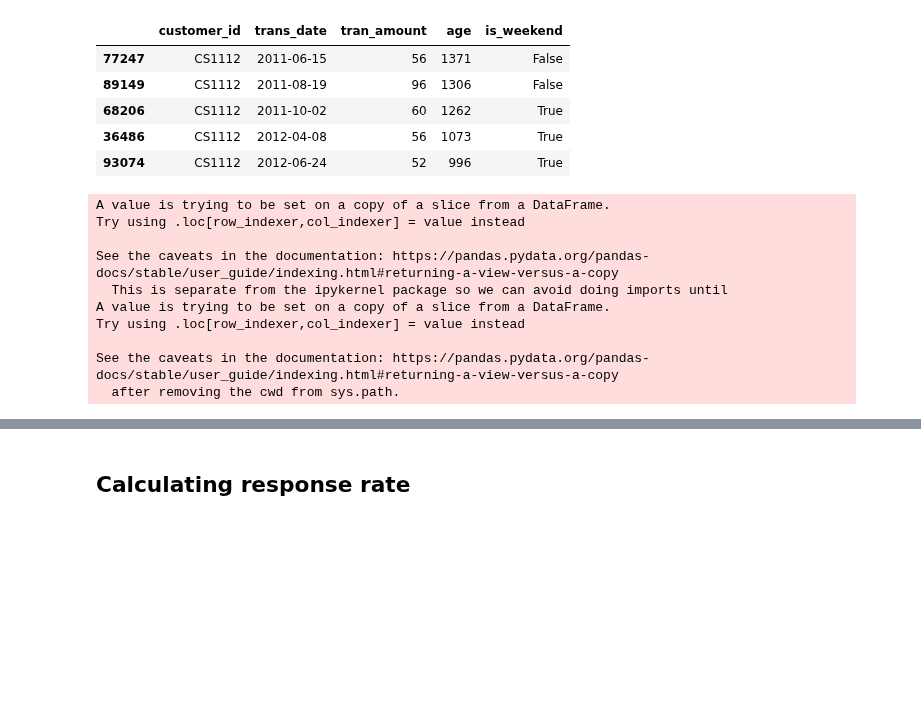
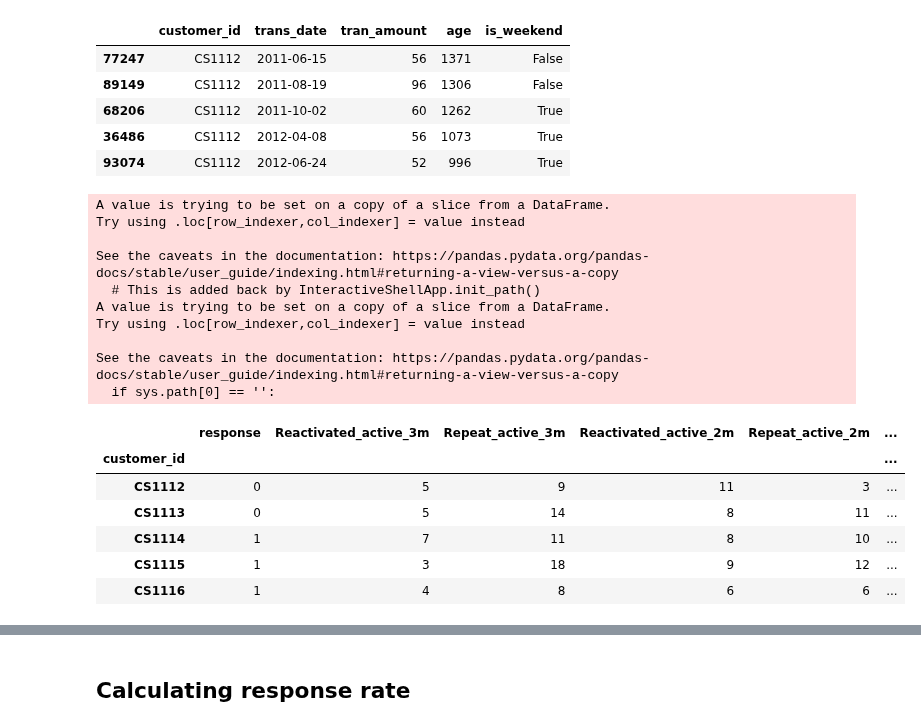
Before and after one commit to PisutSukpool/CRM-Analytics, a Jupyter notebook: Homework 08/Campaign Response Model_Main.ipynb, the cells around one changed output, grey strips where cells are left out. Cells and saved outputs as stored; diff of their text form; code cells hidden in the pictures; blank space fills up the shorter version.

```diff
--- a/Homework 08/Campaign Response Model_Main.ipynb
+++ b/Homework 08/Campaign Response Model_Main.ipynb
@@ -105,6 +124,14 @@ df_transactions.head()
 | 36486 | CS1112 | 2012-04-08 | 56 | 1073 | True |
 | 93074 | CS1112 | 2012-06-24 | 52 | 996 | True |
 # %%
+df = df_transactions.groupby('customer_id').agg(
+        recency=('age', min),
+        frequency=('customer_id', len),
+        monetary=('tran_amount', sum),
+        length_of_stay=('age', lambda x: x.max() - x.min()),
+     )
+
+
 #Customer Movement
 df_movement =  df_transactions[['customer_id','trans_date']]
 df_movement['date_lag'] = df_movement.groupby(['customer_id'])['trans_date'].shift(1)
@@ -138,32 +165,96 @@ df_movement.loc[df_movement['Movement_active_3m'] == '0', 'Movement_active_3m']
 #df_movement.where(filter, inplace = True)
 
 df_movement_1m =  df_movement[['customer_id','trans_date','Movement_active_1m']]
 df_movement_2m =  df_movement[['customer_id','trans_date','Movement_active_2m']]
 df_movement_3m =  df_movement[['customer_id','trans_date','Movement_active_3m']]
 
 df_movement_1m=df_movement_1m.pivot_table(index='customer_id',columns='Movement_active_1m',values='trans_date',aggfunc='count',fill_value=0).add_suffix('_active_1m')
 df_movement_2m=df_movement_2m.pivot_table(index='customer_id',columns='Movement_active_2m',values='trans_date',aggfunc='count',fill_value=0).add_suffix('_active_2m')
 df_movement_3m=df_movement_3m.pivot_table(index='customer_id',columns='Movement_active_3m',values='trans_date',aggfunc='count',fill_value=0).add_suffix('_active_3m')
 
 
 df_movement_1m.columns.name = None
 df_movement_1m = df_movement_1m.reset_index()
 df_movement_2m.columns.name = None
 df_movement_2m = df_movement_2m.reset_index()
 df_movement_3m.columns.name = None
 df_movement_3m = df_movement_3m.reset_index()
 
 df_movement_1m = df_movement_1m[['customer_id','Reactivated_active_1m','Repeat_active_1m']]
 df_movement_2m = df_movement_2m[['customer_id','Reactivated_active_2m','Repeat_active_2m']]
 df_movement_3m = df_movement_3m[['customer_id','Reactivated_active_3m','Repeat_active_3m']]
+
+
+# weekend
+weekend_df = df_transactions.groupby(['customer_id','is_weekend'])['tran_amount'].agg(['size','sum','mean']).unstack(fill_value=0)
+weekend_df.columns = ['visit_weekday','visit_weekend','spend_weekday','spend_weekend','ticket_size_weekday','ticket_size_weekend']
+df = df.join(weekend_df)
+
+
+df = df.join(df_transactions.groupby('customer_id').agg(
+    ticket_size=('tran_amount','mean'),
+    std_ticket_size=('tran_amount','std'),
+    med_ticket_size=('tran_amount','median'),
+    mad_ticket_size=('tran_amount','mad'),
+
+))
+
+# time to event
+event_df = df_transactions.groupby(['customer_id','trans_date']).size().reset_index(name='num_trans')
+event_df['prev_date'] = event_df.groupby('customer_id')['trans_date'].shift(1)
+event_df['num_repeat_sameday'] = event_df['num_trans'] - 1
+event_df['duration'] = (event_df['trans_date'] - event_df['prev_date']).dt.days
+
+df = df.join(event_df.groupby('customer_id').agg(avg_duration=('duration','mean'),std_duration=('duration','std'),
+                                                num_repeat_periods=('trans_date', lambda x: x.count() - 1),
+                                                num_repeat_sameday=('num_repeat_sameday','sum')))
+
+# RFM with Time to event
+periods = [6, 12, 18, 24]
+for n in periods:
+    window_df = df_transactions[df_transactions.trans_date > df_transactions.trans_date.max() - relativedelta(months=n)]
+
+    df = df.join(window_df.groupby('customer_id')['tran_amount'].agg(
+        [ (f'monetary_{n}m','sum'), (f'frequency_{n}m', 'size'),
+        (f'avg_spend_{n}m', 'mean'), (f'std_spend_{n}m', 'std'),
+         (f'iqr_spend_{n}m', lambda x: x.quantile(0.75) - x.quantile(0.25))]
+    ))
+
+    event_df = window_df.groupby(['customer_id','trans_date']).size().reset_index(name='num_trans')
+    event_df['prev_date'] = event_df.groupby('customer_id')['trans_date'].shift(1)
+    event_df['duration'] = (event_df['trans_date'] - event_df['prev_date']).dt.days
+    df = df.join(event_df.groupby('customer_id')['duration'].agg(
+        [ (f'avg_dur_{n}m', 'mean'), (f'std_dur_{n}m', 'std'),
+         (f'iqr_dur_{n}m', lambda x: x.quantile(.75) - x.quantile(.25)),
+         (f'num_repeat_{n}m', 'count')
+         ]
+    ))
+
+
+df = df_movement_1m.set_index('customer_id').join(df)
+df = df_movement_2m.set_index('customer_id').join(df)
+df = df_movement_3m.set_index('customer_id').join(df)
+
+
+df.fillna(0, inplace=True)
+df = df.dropna(axis=0, subset=['recency']) ###
+df = df_response.set_index('customer_id').join(df)
+df.head()
 # %% [output]
 A value is trying to be set on a copy of a slice from a DataFrame.
 Try using .loc[row_indexer,col_indexer] = value instead
 
 See the caveats in the documentation: https://pandas.pydata.org/pandas-docs/stable/user_guide/indexing.html#returning-a-view-versus-a-copy
-  This is separate from the ipykernel package so we can avoid doing imports until
+  # This is added back by InteractiveShellApp.init_path()
 A value is trying to be set on a copy of a slice from a DataFrame.
 Try using .loc[row_indexer,col_indexer] = value instead
 
 See the caveats in the documentation: https://pandas.pydata.org/pandas-docs/stable/user_guide/indexing.html#returning-a-view-versus-a-copy
-  after removing the cwd from sys.path.
+  if sys.path[0] == '':
+|  | response | Reactivated_active_3m | Repeat_active_3m | Reactivated_active_2m | Repeat_active_2m | ... |
+| customer_id |  |  |  |  |  | ... |
+| CS1112 | 0 | 5 | 9 | 11 | 3 | ... |
+| CS1113 | 0 | 5 | 14 | 8 | 11 | ... |
+| CS1114 | 1 | 7 | 11 | 8 | 10 | ... |
+| CS1115 | 1 | 3 | 18 | 9 | 12 | ... |
+| CS1116 | 1 | 4 | 8 | 6 | 6 | ... |
```
Also changed, not shown: parts of 43 cells of this notebook.
